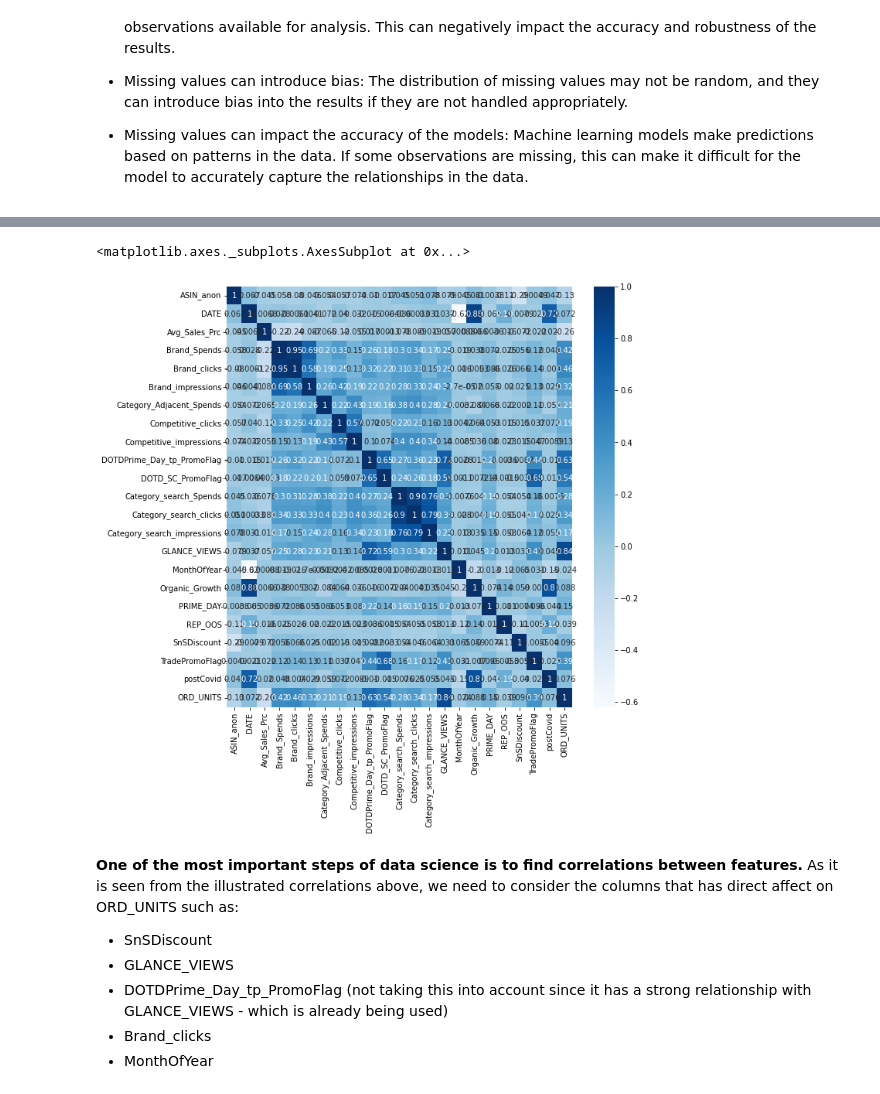
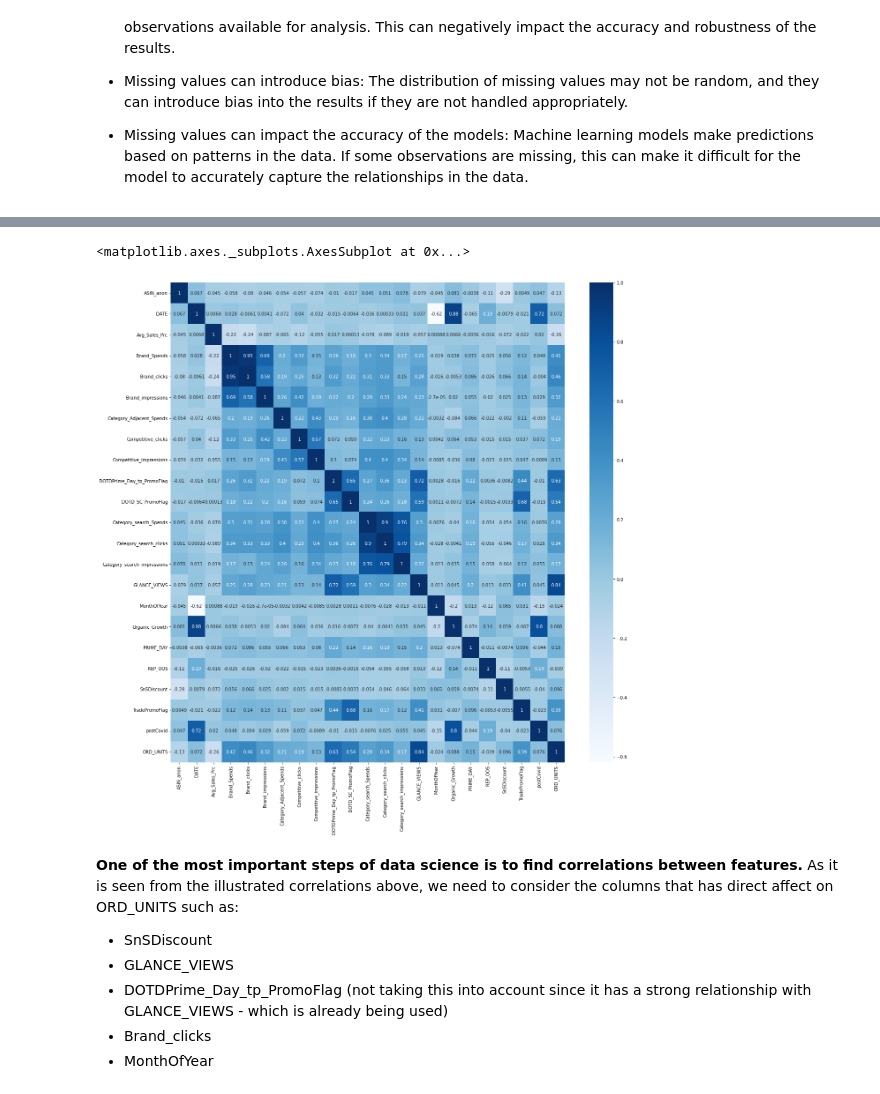
Before and after one commit to egenc/DataScience_tasks, a Jupyter notebook: ODDA_task.ipynb, the cells around one changed output, grey strips where cells are left out. Saved outputs shown, nothing was run; the diff lists cells and outputs as text; code cells hidden in the pictures.

```diff
--- a/ODDA_task.ipynb
+++ b/ODDA_task.ipynb
@@ -209,13 +209,13 @@ memory usage: 4.4+ MB
 # %%
 import matplotlib.pyplot as plt
 import seaborn as sns
 
 # Find correlations between columns
-plt.figure(figsize=(10,10))
+plt.figure(figsize=(20,20))
 sns.heatmap(df_raw.corr(),cbar=True,annot=True,cmap='Blues')
 # %% [output]
 <matplotlib.axes._subplots.AxesSubplot at 0x...>
-[figure, old version]
+[figure, new version]
 # %% [markdown]
 **One of the most important steps of data science is to find correlations between features.** As it is seen from the illustrated correlations above, we need to consider the columns that has direct affect on ORD_UNITS such as:
 - SnSDiscount
```
Also changed, not shown: parts of 60 cells of this notebook.
